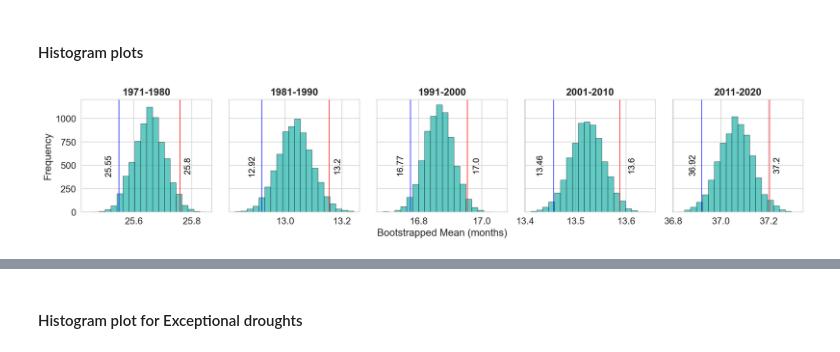
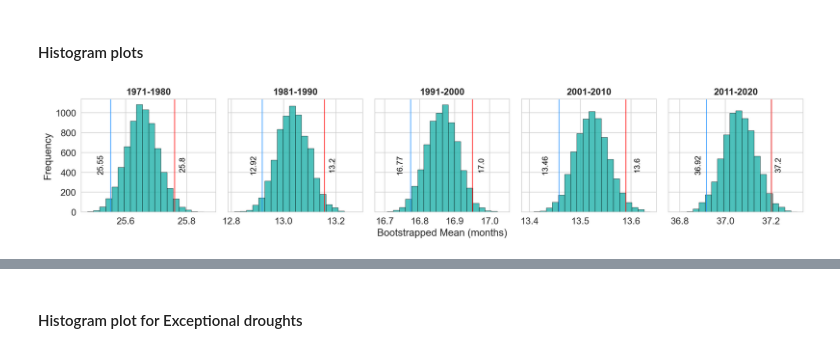
Before and after one commit to klekarkar/mHM_IO_dataprocessing, a Jupyter notebook: SMI_journal_plotting.ipynb, the cells around one changed output, grey strips where cells are left out. Drawn from its saved outputs; the diff is of its cells as text; code cells hidden in the pictures.

```diff
--- a/SMI_journal_plotting.ipynb
+++ b/SMI_journal_plotting.ipynb
@@ -432,7 +432,7 @@ ci_intervals = {}
 # --- common x-limits (optional but recommended) ----------------------------
 # xmin = min(t_mean_decades[d].min() for d in decades)
 # xmax = max(t_mean_decades[d].max() for d in decades)
-# xmin, xmax = 0, 40                          # if you want a fixed range
+xmin, xmax = 12, 40                          # if you want a fixed range
 
 # --- draw one histogram per decade -----------------------------------------
 for i, decade in enumerate(decades):
@@ -443,37 +443,37 @@ for i, decade in enumerate(decades):
 
     # histogram
     ax.hist(samples, bins=20, color='lightseagreen',
-            edgecolor='black', linewidth=0.5, alpha=0.7)
+            edgecolor='black', linewidth=0.5, alpha=0.8)
 
     # CI lines
-    ax.axvline(ci_low,  color='blue', linewidth=0.8)
-    ax.axvline(ci_high, color='red',  linewidth=0.8)
+    ax.axvline(ci_low,  color='dodgerblue', linewidth=0.9)
+    ax.axvline(ci_high, color='red',  linewidth=0.9)
 
     # annotate CI values near the top of the axis
     y_top = ax.get_ylim()[1] * 0.42          # up the y-axis
     ax.text(ci_low-.02,  y_top, f'{ci_low:.2f}',  rotation=90,
-            ha='right', va='center', color='k', fontsize=12)
+            ha='right', va='center', color='k', fontsize=11)
     ax.text(ci_high+.015, y_top, f'{ci_high:.1f}', rotation=90,
-            ha='left',  va='center', color='k',  fontsize=12)
+            ha='left',  va='center', color='k',  fontsize=11)
 
     # labels & title
     #ax.set_xlim(xmin, xmax)                  # common scale
     if i==2:  # third row only
         ax.set_xlabel('Bootstrapped Mean (months)', fontsize=14)
 
     if i % n_cols == 0:                      # first column only
         ax.set_ylabel('Frequency', fontsize=14)
-    ax.set_title(decade, fontsize=14, fontweight='bold')
+    ax.set_title(decade, fontsize=13, fontweight='bold')
     ax.tick_params(axis='both', labelsize=13)
 
 
     ci_intervals[decade] = (ci_low, ci_high)
 
 # --- remove any unused subplots --------------------------------------------
 for j in range(n_dec, len(axes)):
     fig.delaxes(axes[j])
 
 plt.tight_layout()
 plt.show()
 # %% [output]
-[figure, old version]
+[figure, new version]
```
Also changed, not shown: parts of 8 cells of this notebook, 2 other files.
